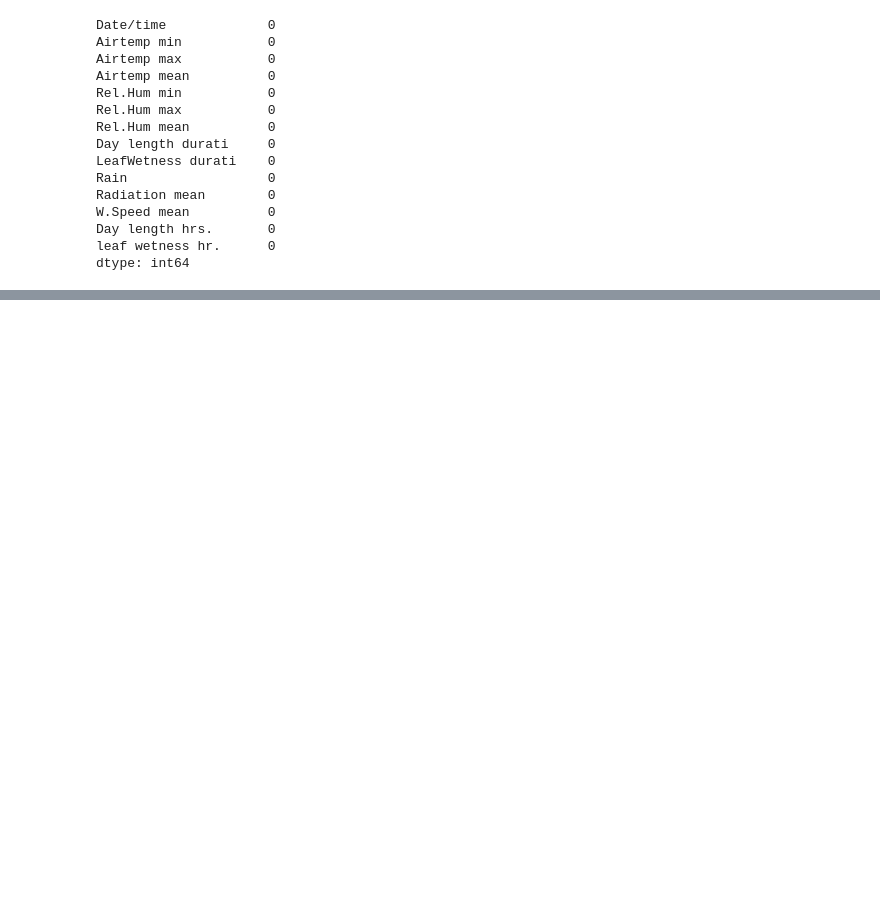
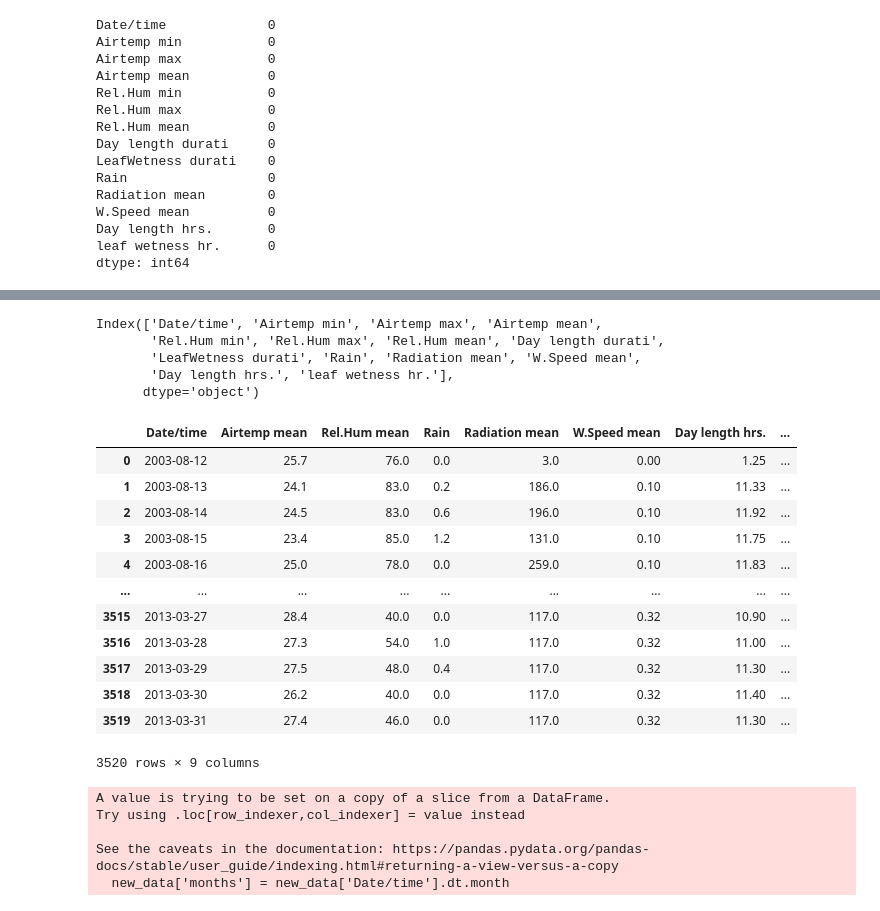
Before and after one commit to sanket2452/Climate-Change-Impact-on-Grapes, a Jupyter notebook: DataPreprocessing.ipynb, the cells around one changed output, grey strips where cells are left out. Cells and saved outputs as stored; diff of their text form; code cells hidden in the pictures; blank space fills up the shorter version.

```diff
--- a/DataPreprocessing.ipynb
+++ b/DataPreprocessing.ipynb
@@ -288,0 +301,38 @@ data.to_excel("Data_With_Preprocess_Sanket.xlsx", index=False)
+# %%
+data.columns
+# %% [output]
+Index(['Date/time', 'Airtemp min', 'Airtemp max', 'Airtemp mean',
+       'Rel.Hum min', 'Rel.Hum max', 'Rel.Hum mean', 'Day length durati',
+       'LeafWetness durati', 'Rain', 'Radiation mean', 'W.Speed mean',
+       'Day length hrs.', 'leaf wetness hr.'],
+      dtype='object')
+# %%
+# Selecting specific columns
+selected_columns = ['Date/time','Airtemp mean','Rel.Hum mean','Rain', 'Radiation mean', 'W.Speed mean','Day length hrs.', 'leaf wetness hr.']
+
+# Create a new DataFrame containing only the selected columns
+new_data = data[selected_columns]
+# %%
+new_data
+# %% [output]
+|  | Date/time | Airtemp mean | Rel.Hum mean | Rain | Radiation mean | W.Speed mean | Day length hrs. | ... |
+| 0 | 2003-08-12 | 25.7 | 76.0 | 0.0 | 3.0 | 0.00 | 1.25 | ... |
+| 1 | 2003-08-13 | 24.1 | 83.0 | 0.2 | 186.0 | 0.10 | 11.33 | ... |
+| 2 | 2003-08-14 | 24.5 | 83.0 | 0.6 | 196.0 | 0.10 | 11.92 | ... |
+| 3 | 2003-08-15 | 23.4 | 85.0 | 1.2 | 131.0 | 0.10 | 11.75 | ... |
+| 4 | 2003-08-16 | 25.0 | 78.0 | 0.0 | 259.0 | 0.10 | 11.83 | ... |
+| ... | ... | ... | ... | ... | ... | ... | ... | ... |
+| 3515 | 2013-03-27 | 28.4 | 40.0 | 0.0 | 117.0 | 0.32 | 10.90 | ... |
+| 3516 | 2013-03-28 | 27.3 | 54.0 | 1.0 | 117.0 | 0.32 | 11.00 | ... |
+| 3517 | 2013-03-29 | 27.5 | 48.0 | 0.4 | 117.0 | 0.32 | 11.30 | ... |
+| 3518 | 2013-03-30 | 26.2 | 40.0 | 0.0 | 117.0 | 0.32 | 11.40 | ... |
+| 3519 | 2013-03-31 | 27.4 | 46.0 | 0.0 | 117.0 | 0.32 | 11.30 | ... |
+3520 rows × 9 columns
+# %%
+new_data['months'] = new_data['Date/time'].dt.month
+# %% [output]
+A value is trying to be set on a copy of a slice from a DataFrame.
+Try using .loc[row_indexer,col_indexer] = value instead
+
+See the caveats in the documentation: https://pandas.pydata.org/pandas-docs/stable/user_guide/indexing.html#returning-a-view-versus-a-copy
+  new_data['months'] = new_data['Date/time'].dt.month
```
Also changed, not shown: parts of 10 cells of this notebook, 4 other files.
